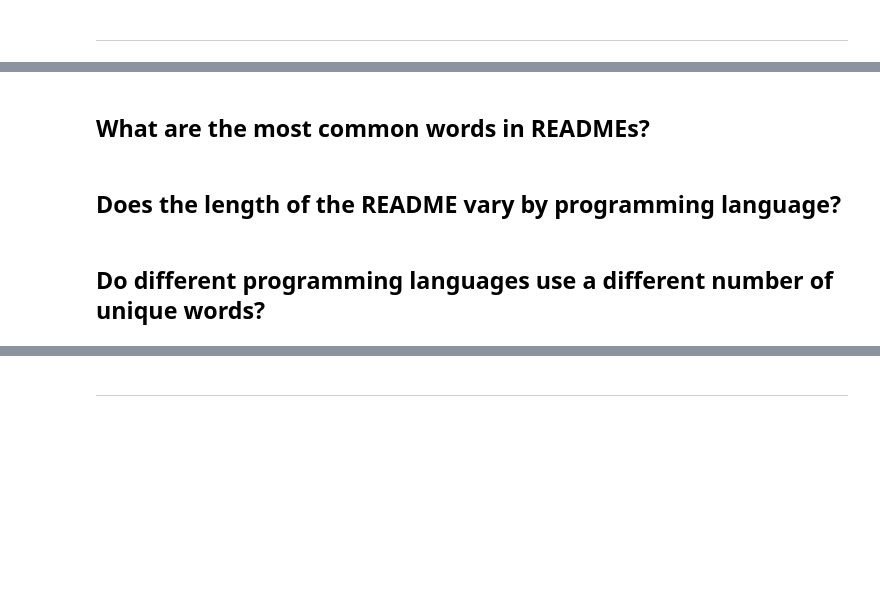
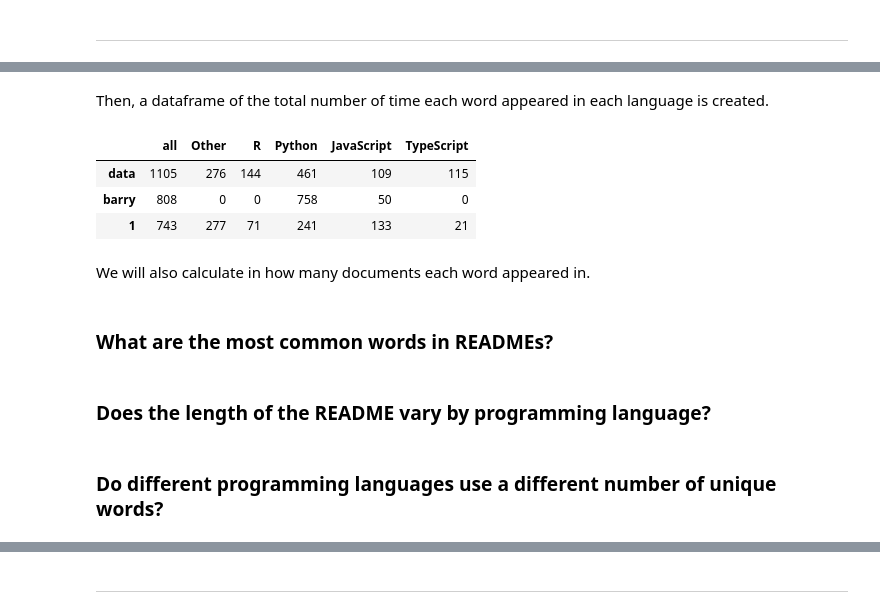
Before and after one commit to NLP-Team-Project/NLP-Project, a Jupyter notebook: Final_Report.ipynb, the cells around one changed output, grey strips where cells are left out. Cells and saved outputs as stored; diff of their text form; code cells hidden in the pictures; blank space fills up the shorter version.

```diff
--- a/Final_Report.ipynb
+++ b/Final_Report.ipynb
@@ -87,0 +90,13 @@ p.labels_count(df)
+# %% [markdown]
+Then, a dataframe of the total number of time each word appeared in each language is created.
+# %%
+# Use function to create a dataframe with the word counts of each word
+repo = p.word_counts(train, 'language', 'clean')
+repo.head(3)
+# %% [output]
+|  | all | Other | R | Python | JavaScript | TypeScript |
+| data | 1105 | 276 | 144 | 461 | 109 | 115 |
+| barry | 808 | 0 | 0 | 758 | 50 | 0 |
+| 1 | 743 | 277 | 71 | 241 | 133 | 21 |
+# %% [markdown]
+We will also calculate in how many documents each word appeared in.
@@ -88,7 +106,7 @@ p.labels_count(df)
 # %% [markdown]
-## What are the most common words in READMEs?
+### What are the most common words in READMEs?
 # %% [markdown]
-## Does the length of the README vary by programming language?
+### Does the length of the README vary by programming language?
 # %% [markdown]
-## Do different programming languages use a different number of unique words?
+### Do different programming languages use a different number of unique words?
 # %% [markdown]
```
Also changed, not shown: parts of 47 cells of this notebook, 5 other files.
